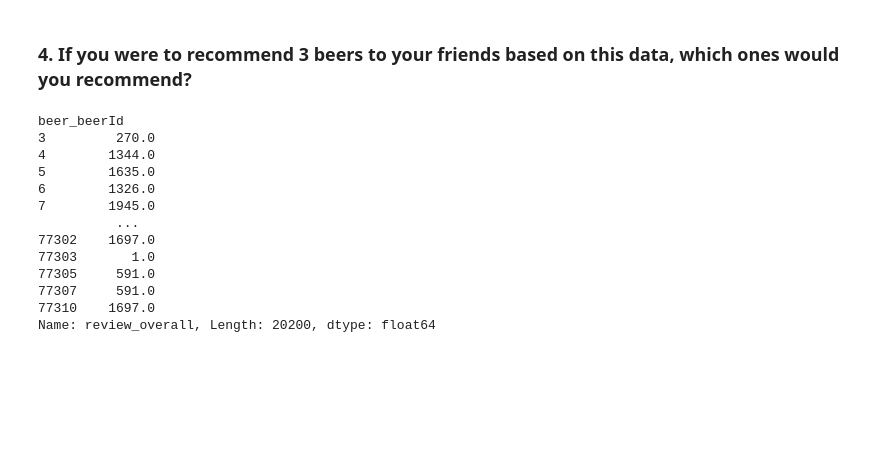
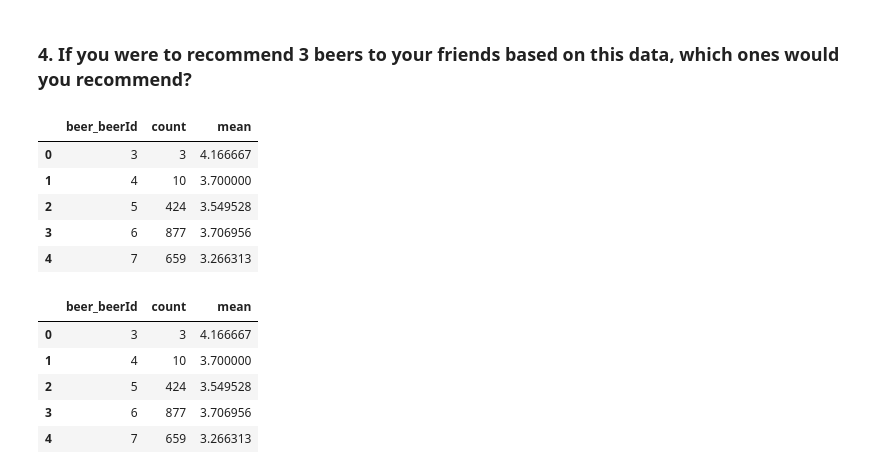
Before and after one commit to INA-95/beer_data_analysis, a Jupyter notebook: beer_data_analysis.ipynb, the cells around one changed output. Cells and saved outputs as stored; diff of their text form; code cells hidden in the pictures; blank space fills up the shorter version.

```diff
--- a/beer_data_analysis.ipynb
+++ b/beer_data_analysis.ipynb
@@ -139,23 +205,20 @@ _ = heatmap(data=corr_df.corr(), annot=True)
 # %% [markdown]
 ### 4. If you were to recommend 3 beers to your friends based on this data, which ones would you recommend?
-# %%
-temp = [b for b in df['beer_style']]
-set(temp)
-
-# beer_ABV, beer_beerId, beer_name, review_overall, beer_style
-
-df.groupby('beer_beerId')['review_overall'].mean().rank(method='dense', ascending = False)
-# %% [output]
-beer_beerId
-3         270.0
-4        1344.0
-5        1635.0
-6        1326.0
-7        1945.0
-          ...
-77302    1697.0
-77303       1.0
-77305     591.0
-77307     591.0
-77310    1697.0
-Name: review_overall, Length: 20200, dtype: float64
+# %%
+# number of users, review_overall
+
+temp = df.groupby(['beer_beerId'])['review_overall'].agg(['count', 'mean']).reset_index()
+temp.head()
+# %% [output]
+|  | beer_beerId | count | mean |
+| 0 | 3 | 3 | 4.166667 |
+| 1 | 4 | 10 | 3.700000 |
+| 2 | 5 | 424 | 3.549528 |
+| 3 | 6 | 877 | 3.706956 |
+| 4 | 7 | 659 | 3.266313 |
+|  | beer_beerId | count | mean |
+| 0 | 3 | 3 | 4.166667 |
+| 1 | 4 | 10 | 3.700000 |
+| 2 | 5 | 424 | 3.549528 |
+| 3 | 6 | 877 | 3.706956 |
+| 4 | 7 | 659 | 3.266313 |
```
Also changed, not shown: parts of 21 cells of this notebook.
